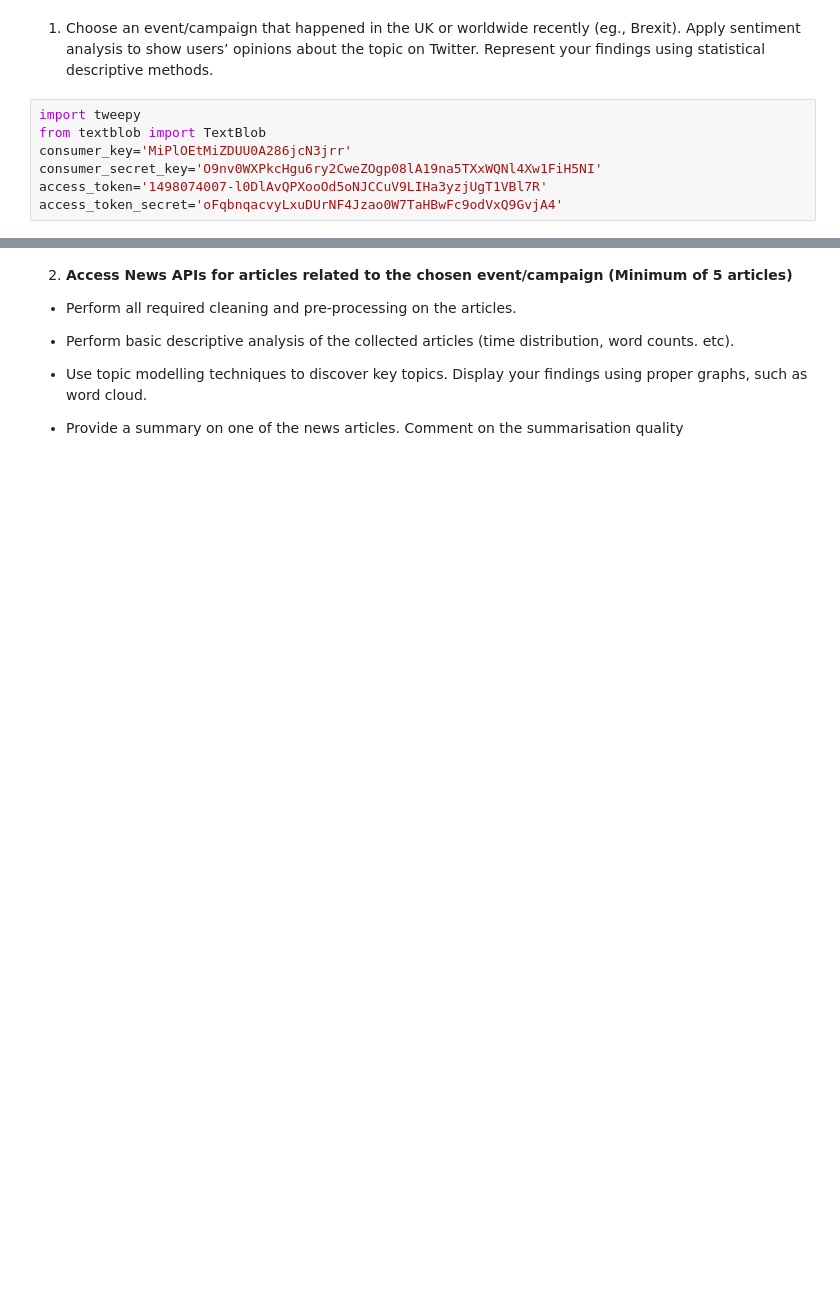
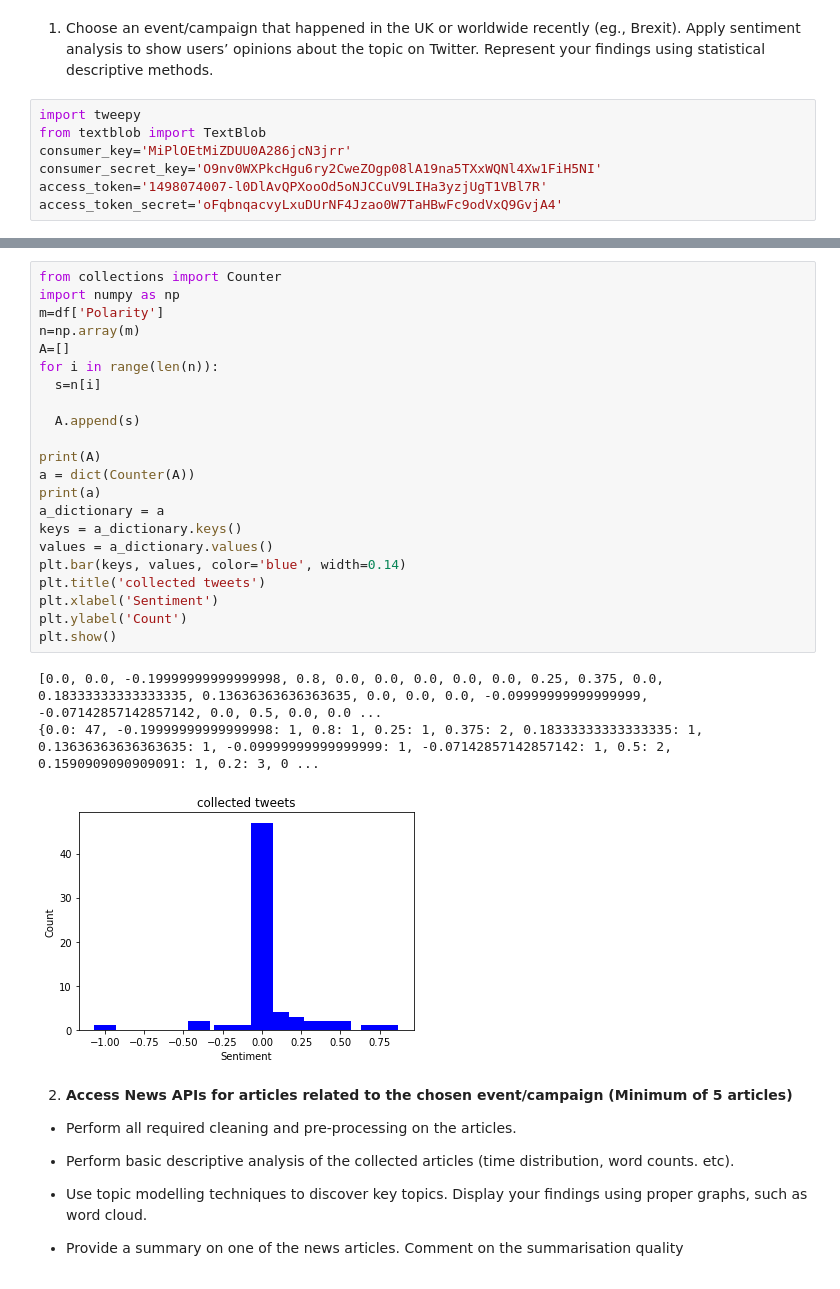
Before and after one commit to ishancoderr/3D_modeling, a Jupyter notebook: tweety01.ipynb, the cells around one changed output, grey strips where cells are left out. Drawn from its saved outputs; the diff is of its cells as text; blank space fills up the shorter version.

```diff
--- a/tweety01.ipynb
+++ b/tweety01.ipynb
@@ -110,3 +138,29 @@ plt.show()
+# %%
+from collections import Counter
+import numpy as np
+m=df['Polarity']
+n=np.array(m)
+A=[]
+for i in range(len(n)):
+  s=n[i]
+
+  A.append(s)
+
+print(A)
+a = dict(Counter(A))
+print(a)
+a_dictionary = a
+keys = a_dictionary.keys()
+values = a_dictionary.values()
+plt.bar(keys, values, color='blue', width=0.14)
+plt.title('collected tweets')
+plt.xlabel('Sentiment')
+plt.ylabel('Count')
+plt.show()
+# %% [output]
+[0.0, 0.0, -0.19999999999999998, 0.8, 0.0, 0.0, 0.0, 0.0, 0.0, 0.25, 0.375, 0.0, 0.18333333333333335, 0.13636363636363635, 0.0, 0.0, 0.0, -0.09999999999999999, -0.07142857142857142, 0.0, 0.5, 0.0, 0.0 ...
+{0.0: 47, -0.19999999999999998: 1, 0.8: 1, 0.25: 1, 0.375: 2, 0.18333333333333335: 1, 0.13636363636363635: 1, -0.09999999999999999: 1, -0.07142857142857142: 1, 0.5: 2, 0.1590909090909091: 1, 0.2: 3, 0 ...
+[figure, added]
 # %% [markdown]
 2.	**Access News APIs for articles related to the chosen event/campaign (Minimum of 5 articles)**
 
```
Also changed, not shown: parts of 23 cells of this notebook.
